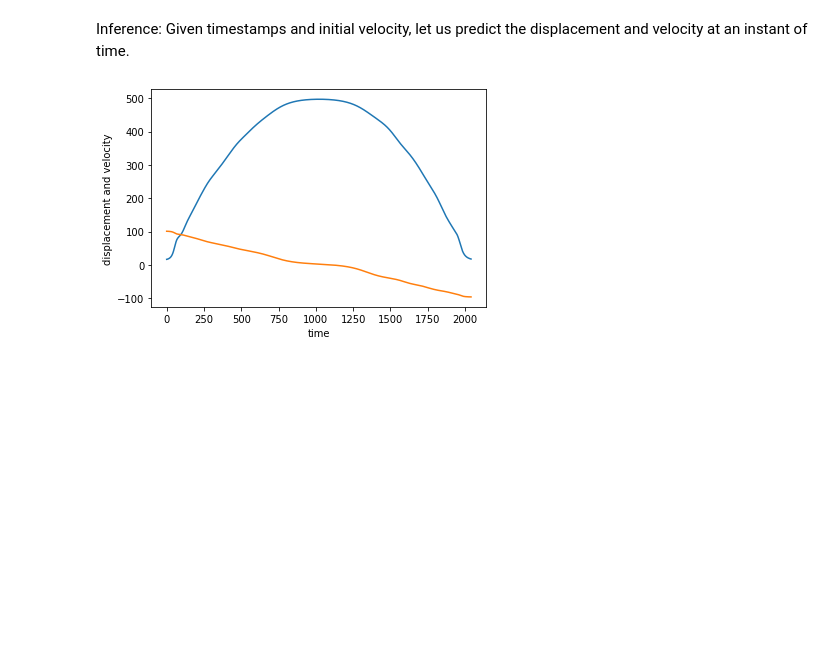
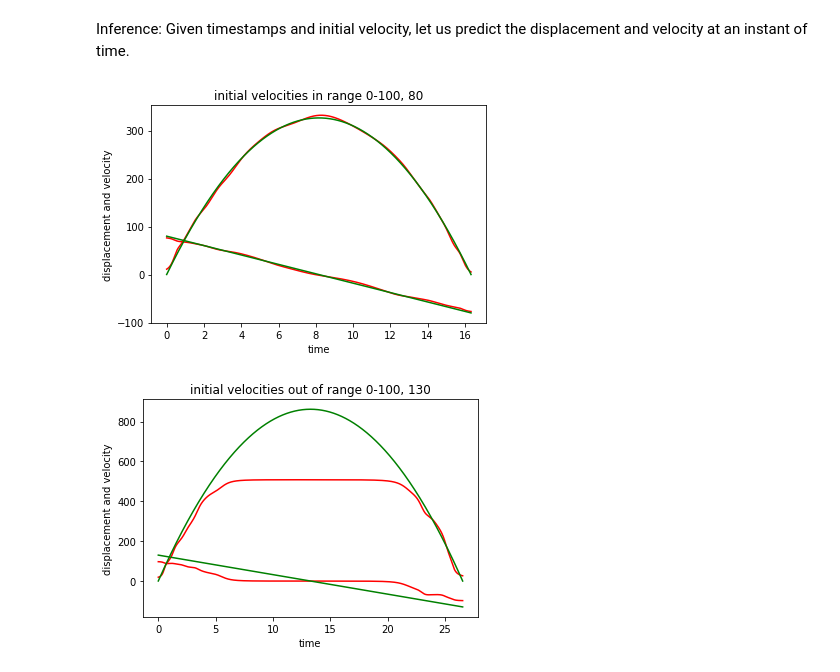
Before and after one commit to srinath2022/physics-based-DL, a Jupyter notebook: toyexample.ipynb, the cells around one changed output. Drawn from its saved outputs; the diff is of its cells as text; code cells hidden in the pictures; blank space fills up the shorter version.

```diff
--- a/toyexample.ipynb
+++ b/toyexample.ipynb
@@ -182,40 +178,54 @@ Fininshed training
 # %% [markdown]
 Inference: Given timestamps and initial velocity, let us predict the displacement and velocity at an instant of time.
 # %%
+def inferTrajectory(u_int, title):
+  vert_disp = []
+  dt = 0.001
+  t = dt
+  upper_time = 2*(u_int/9.8)
+  inps = []
+  inp = [u_int, t]
 
-u_int = 100
-vert_disp = []
-dt = 0.01
-t = dt
-upper_time = 2*(u_int/9.8)
-inps = []
-inp = [u_int, t]
-inps.append(inp)
-vert_disp = []
-v = u_int + a* dt
-ds = (v**2 - u_int**2)/(2*a)
-s = ds
-vert_disp.append(s)
-u = v
-while( t < upper_time):
-  inp = [u_int, t]
   inps.append(inp)
-  v = u + a* dt
+  vert_disp = []
+  vert_vel = []
+
+  v = u_int + a* dt
   ds = (v**2 - u_int**2)/(2*a)
-  s+= ds
+  s = ds
+  vert_disp.append(s)
+  vert_vel.append(v)
   u = v
-  t =t+dt
-inps= torch.FloatTensor(inps)
-inps = inps.to(device)
-op  = net(inps)
-op = op.cpu().data.numpy()
-# op = list(zip(op, np.array(vert_disp)))
-# print(op)
-#x = np.linspace(1, t, 1/dt)
-# Plot the displacement
-plt.plot(op)
-plt.ylabel('displacement and velocity')
-plt.xlabel('time')
-plt.show()
+  counter = 1
+  while( t < upper_time):
+    inp = [u_int, t]
+    inps.append(inp)
+    v = u + a* dt
+    ds = (v**2 - u**2)/(2*a)
+    s+= ds
+    vert_disp.append(s)
+    vert_vel.append(v)
+    u = v
+    t =t+dt
+    counter += 1
+  t = np.linspace(0, t , counter)
+  inps= torch.FloatTensor(inps)
+  inps = inps.to(device)
+  op  = net(inps)
+  op = op.cpu().data.numpy()
+  plt.plot(t,op,'r')
+  plt.plot(t,vert_disp, 'g')
+  plt.plot(t,vert_vel,'g')
+  plt.ylabel('displacement and velocity')
+  plt.xlabel('time')
+  plt.title(title)
+  plt.show()
+
+u_int = 80
+inferTrajectory(u_int, f"initial velocities in range 0-100, {u_int}")
+
+u_int = 130
+inferTrajectory(u_int, f"initial velocities out of range 0-100, {u_int}")
 # %% [output]
-[figure, old version]
+[figure, new version]
+[figure, added]
```
Also changed, not shown: parts of 1 cell of this notebook.
